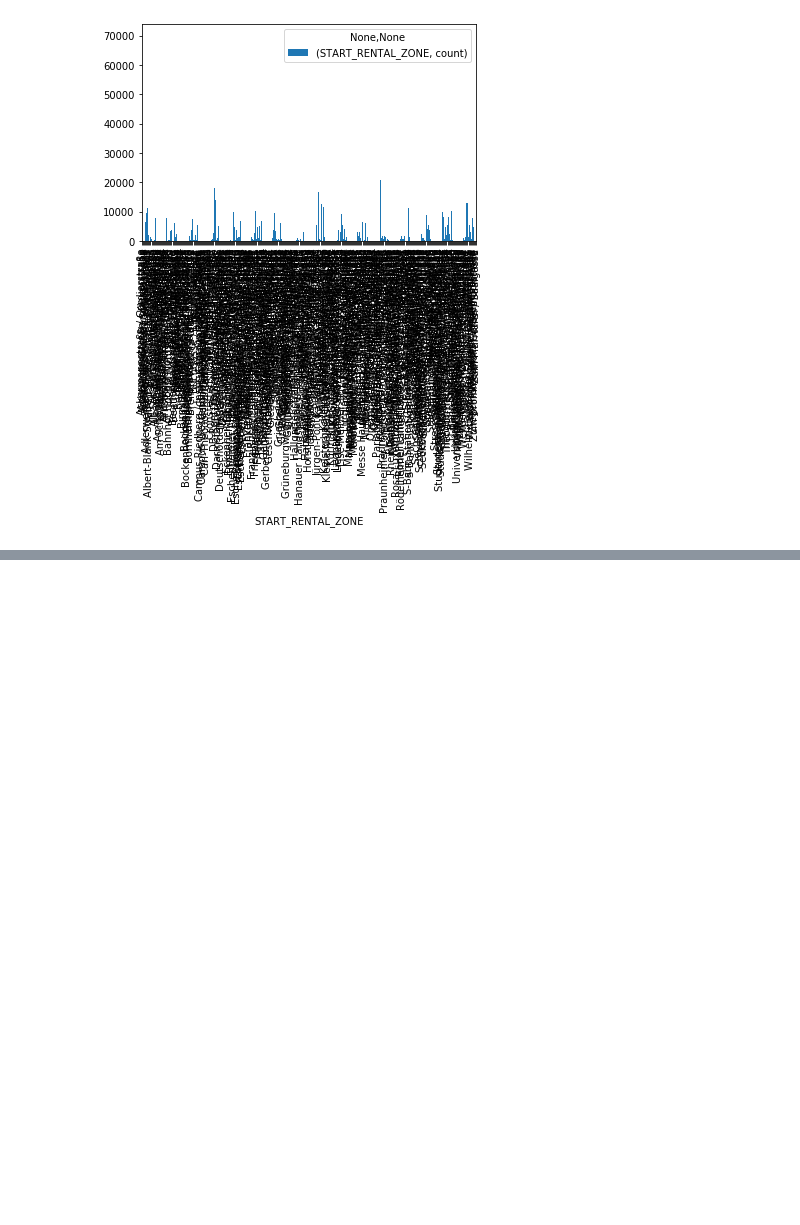
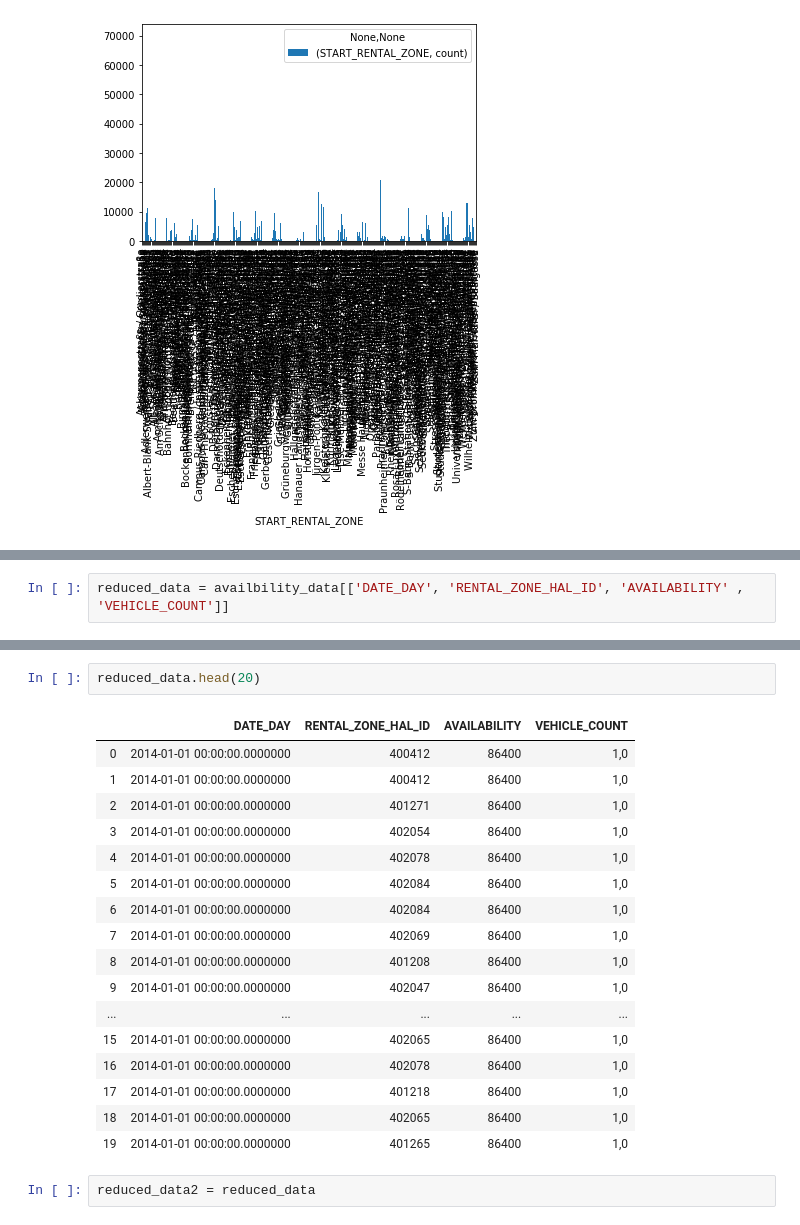
Before and after one commit to AA-Black-Mamba/Workspace, a Jupyter notebook: ProjectONE.ipynb, the cells around one changed output, grey strips where cells are left out. Cells and saved outputs as stored; diff of their text form; blank space fills up the shorter version.

```diff
--- a/ProjectONE.ipynb
+++ b/ProjectONE.ipynb
@@ -188,0 +201,2 @@ AttributeError: 'AxesSubplot' object has no attribute 'head'
+# %%
+reduced_data = availbility_data[['DATE_DAY', 'RENTAL_ZONE_HAL_ID', 'AVAILABILITY' , 'VEHICLE_COUNT']]
@@ -188,0 +219,22 @@ AttributeError: 'AxesSubplot' object has no attribute 'head'
+# %%
+reduced_data.head(20)
+# %% [output]
+|  | DATE_DAY | RENTAL_ZONE_HAL_ID | AVAILABILITY | VEHICLE_COUNT |
+| 0 | 2014-01-01 00:00:00.0000000 | 400412 | 86400 | 1,0 |
+| 1 | 2014-01-01 00:00:00.0000000 | 400412 | 86400 | 1,0 |
+| 2 | 2014-01-01 00:00:00.0000000 | 401271 | 86400 | 1,0 |
+| 3 | 2014-01-01 00:00:00.0000000 | 402054 | 86400 | 1,0 |
+| 4 | 2014-01-01 00:00:00.0000000 | 402078 | 86400 | 1,0 |
+| 5 | 2014-01-01 00:00:00.0000000 | 402084 | 86400 | 1,0 |
+| 6 | 2014-01-01 00:00:00.0000000 | 402084 | 86400 | 1,0 |
+| 7 | 2014-01-01 00:00:00.0000000 | 402069 | 86400 | 1,0 |
+| 8 | 2014-01-01 00:00:00.0000000 | 401208 | 86400 | 1,0 |
+| 9 | 2014-01-01 00:00:00.0000000 | 402047 | 86400 | 1,0 |
+| ... | ... | ... | ... | ... |
+| 15 | 2014-01-01 00:00:00.0000000 | 402065 | 86400 | 1,0 |
+| 16 | 2014-01-01 00:00:00.0000000 | 402078 | 86400 | 1,0 |
+| 17 | 2014-01-01 00:00:00.0000000 | 401218 | 86400 | 1,0 |
+| 18 | 2014-01-01 00:00:00.0000000 | 402065 | 86400 | 1,0 |
+| 19 | 2014-01-01 00:00:00.0000000 | 401265 | 86400 | 1,0 |
+# %%
+reduced_data2 = reduced_data
```
Also changed, not shown: parts of 18 cells of this notebook.
